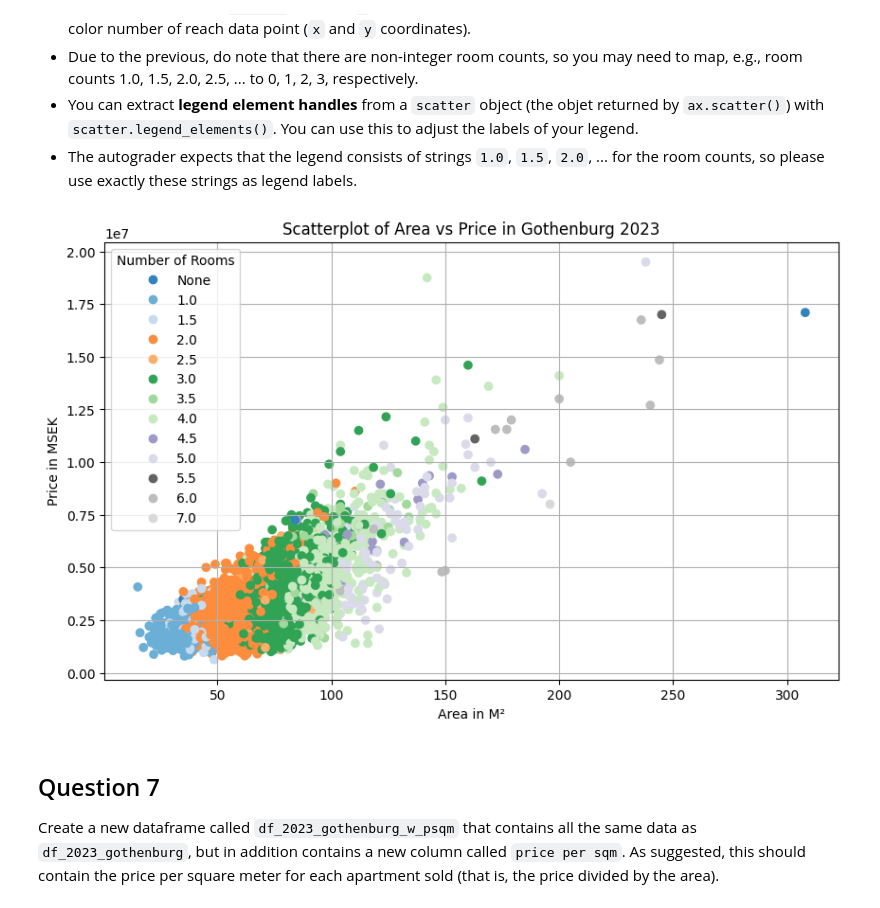
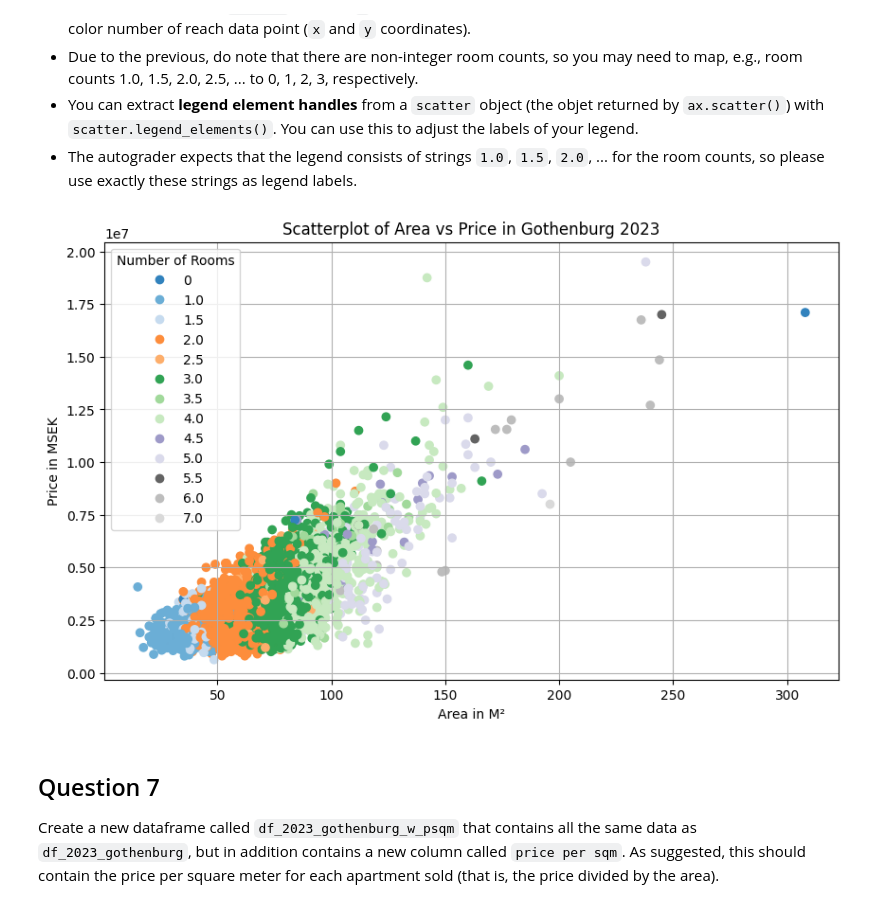
Before and after one commit to david-ferm00/data_science_and_ai, a Jupyter notebook: assignment_2/assignment2_template.ipynb, the cells around one changed output. Cells and saved outputs as stored; diff of their text form; code cells hidden in the pictures.

Commit message:
assignment 2 fixes
Co-authored-by: Copilot <copilot@github.com>

```diff
--- a/assignment_2/assignment2_template.ipynb
+++ b/assignment_2/assignment2_template.ipynb
@@ -33,21 +33,22 @@ def extract_files(zipfilename):
     zipfilename -- name of the zip file to extract
     """
     with zf.ZipFile(zipfilename, 'r') as z_object:
-        z_object.extractall()
+        #z_object.extractall()
         data = {}
         for fileName in z_object.namelist():
             if fileName.endswith('.html'):
-                with open(fileName, 'r', encoding='utf-8') as f:
-                    #get the year
-                    fileName = fileName.replace(".html", "")
-                    year = int(fileName.split('_')[-1])
 
-                    #put into dict
-                    data[year] = f.readlines()
-                    data[year] = "\n".join(data[year])
+                f = z_object.read(fileName).decode('utf-8')
+                temp_fileName = fileName.replace(".html", "")
+                year = int(temp_fileName.split('_')[-1])
+                data[year] = f
+                #data[year] = "\n".join(data[year])
+
 
     z_object.close()
     return data
+
+data = extract_files('gothenburg_sold_apartments.zip')
 # %% [markdown]
 ## Question 2
 
@@ -123,11 +124,9 @@ def extract_announcements(page : str):
         area = None
         rooms = None
         floor = None
-
         for detail in property.find_all("p"):
             if detail.text.startswith("datum:"):
-                date = pd.to_datetime(detail.text.replace("datum:", "").replace("januari", "January").replace("februari", "February").replace("mars", "March").replace("maj", "May").replace("juni", "June").replace("juli", "July").replace("augusti", "August").replace("oktober", "October"))
-                date = date.strftime("%Y-%m-%d")
+                date = detail.text.replace("datum:", "").replace("januari", "January").replace("februari", "February").replace("mars", "March").replace("maj", "May").replace("juni", "June").replace("juli", "July").replace("augusti", "August").replace("oktober", "October")
 
             if detail.text.startswith("pris:"):
                 price = int(detail.text.replace("pris:", "").replace("kr", "").replace(" ", "").strip())
@@ -169,6 +168,7 @@ def extract_announcements(page : str):
             rooms,
             floor,
         ])
+
         row.index = result.columns
         result.loc[len(result)] = row
 
@@ -177,6 +177,13 @@ def extract_announcements(page : str):
         #print(reference)
         #if not row.equals(temp_reference):
         #    print("Mismatch in row " + str(len(result)-1))
+
+    #converting the whole series to datetime so that the type is correct, and not an object
+    result["date"] = pd.to_datetime(result["date"], format="mixed")
+    result["price"] = result["price"].apply(pd.to_numeric)
+    result["area"] = result["area"].apply(pd.to_numeric)
+    result["rooms"] = result["rooms"].apply(pd.to_numeric)
+    result["floor"] = result["floor"].apply(pd.to_numeric)
     return result
 # %% [markdown]
 ## Question 3
@@ -192,8 +199,8 @@ This is a separate question for technical reasons.
 # Write your code below
 
 data = extract_files('gothenburg_sold_apartments.zip')
-data = extract_announcements(data[2023])
-df_2023_gothenburg = data[data["municipality"] == "Göteborg"].copy()
+df_2023 = extract_announcements(data[2023])
+df_2023_gothenburg = df_2023[df_2023["municipality"] == "Göteborg"].copy()
 # %% [markdown]
 ## Question 4
 
@@ -287,34 +293,37 @@ Create a new axis object for your plot and call it `ax` again.
 # %%
 # Codegrade Tag Question6
 # Do *not* remove the tag above
 # Write your code below
 
 _, ax = plt.subplots(figsize=(10, 6))#adjust figsize as needed
 
 unique_room_numbers = df_2023_gothenburg["rooms"].unique()
-unique_room_numbers = [x if x != None else -1 for x in unique_room_numbers]
+unique_room_numbers = [x if not np.isnan(x) else -1 for x in unique_room_numbers]
 unique_room_numbers.sort()
-unique_room_numbers = [x if x != -1 else None for x in unique_room_numbers]
+unique_room_numbers = [x if x != -1 else np.nan for x in unique_room_numbers]
 
 color_assignment = []
 for apartment in df_2023_gothenburg["rooms"]:
-    color_assignment.append(unique_room_numbers.index(apartment))
+    if np.isnan(apartment):
+        color_assignment.append(np.where(np.isnan(unique_room_numbers))[0][0])
+    else:
+        color_assignment.append(unique_room_numbers.index(apartment))
 
-unique_room_numbers = [x if x != None else "None" for x in unique_room_numbers]
+unique_room_numbers = [x if not np.isnan(x) else "0" for x in unique_room_numbers]
 
 scatter = ax.scatter(df_2023_gothenburg["area"], df_2023_gothenburg["price"], c=color_assignment, cmap='tab20c')
 
 plt.xlabel("Area in M²")
 plt.ylabel("Price in MSEK")
 plt.title("Scatterplot of Area vs Price in Gothenburg 2023")
 
 handles, _ = scatter.legend_elements()
 plt.legend(handles, unique_room_numbers, title="Number of Rooms", loc="best", ) # adjust legend position as needed
 
 plt.grid(True)
 plt.show()
 # %% [output]
-[figure, old version]
+[figure, new version]
 # %% [markdown]
 ## Question 7
 
```
Also changed, not shown: parts of 4 cells of this notebook, 2 other files.
